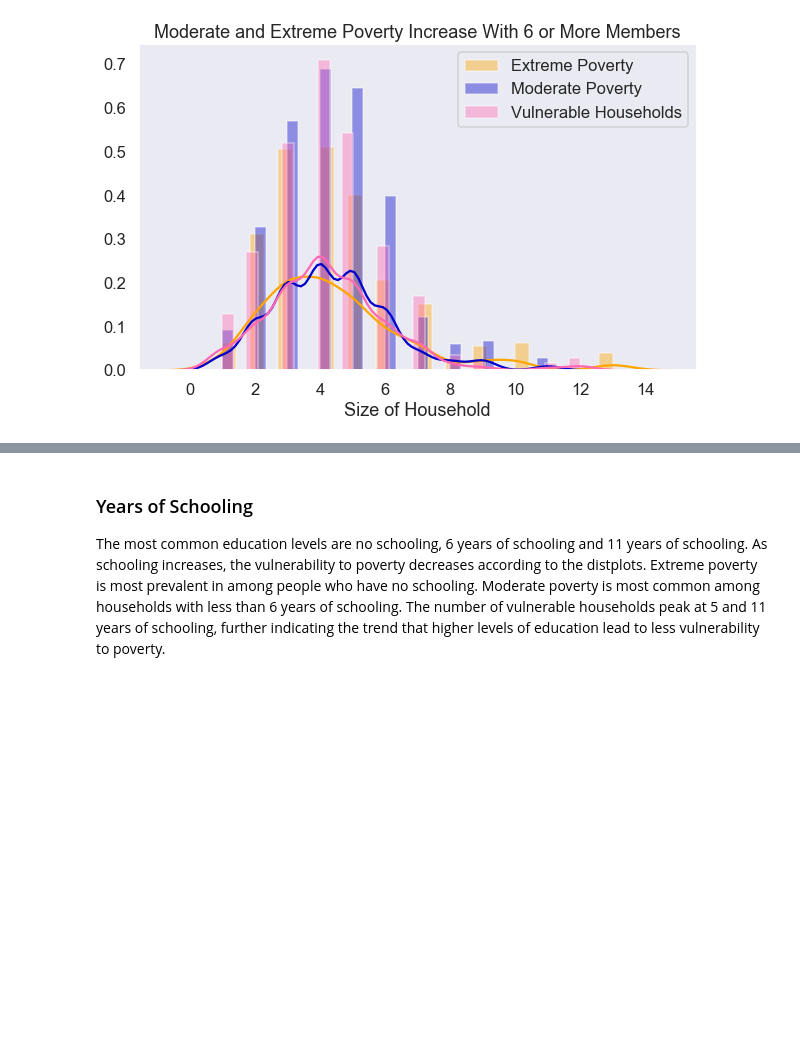
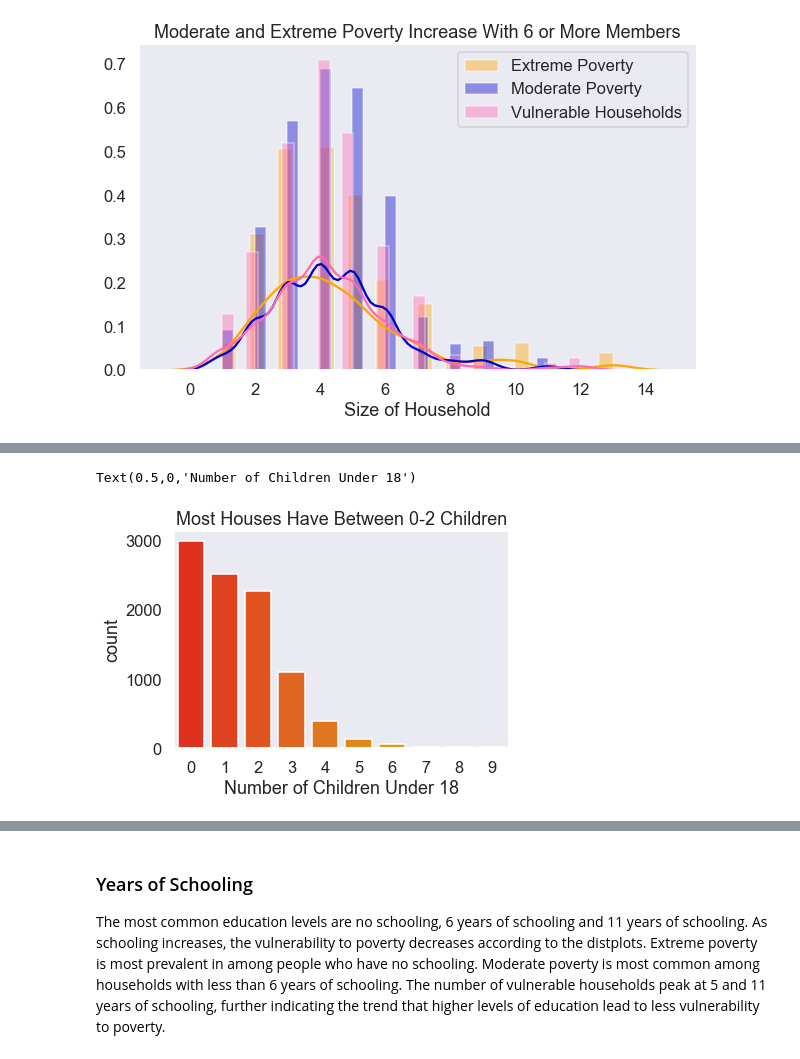
Before and after one commit to krishisharma45/capstone-project, a Jupyter notebook: capstone_data_wrangling.ipynb, the cells around one changed output, grey strips where cells are left out. Cells and saved outputs as stored; diff of their text form; code cells hidden in the pictures; blank space fills up the shorter version.

```diff
--- a/capstone_data_wrangling.ipynb
+++ b/capstone_data_wrangling.ipynb
@@ -126,0 +183,7 @@ Text(0.5,0,'Size of Household')
+# %%
+sns.countplot(train['hogar_nin'], palette=("autumn"))
+plt.title('Most Houses Have Between 0-2 Children')
+plt.xlabel('Number of Children Under 18')
+# %% [output]
+Text(0.5,0,'Number of Children Under 18')
+[figure, added]
```
Also changed, not shown: parts of 33 cells of this notebook.
